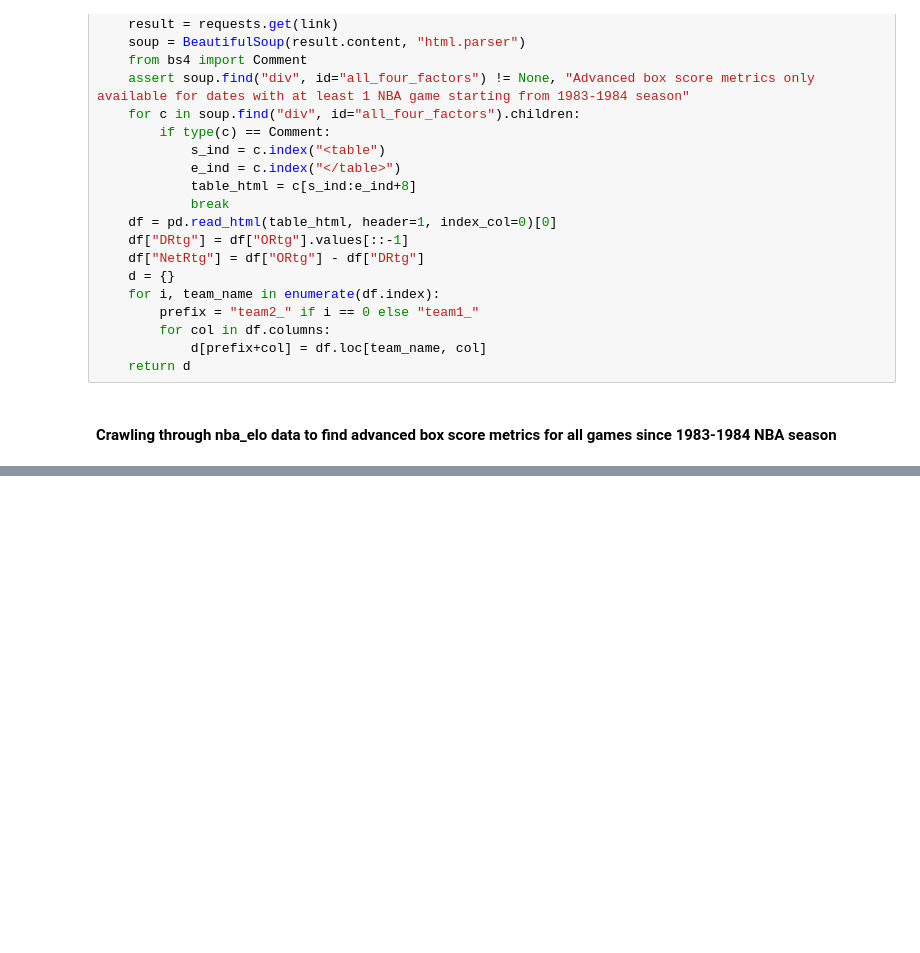
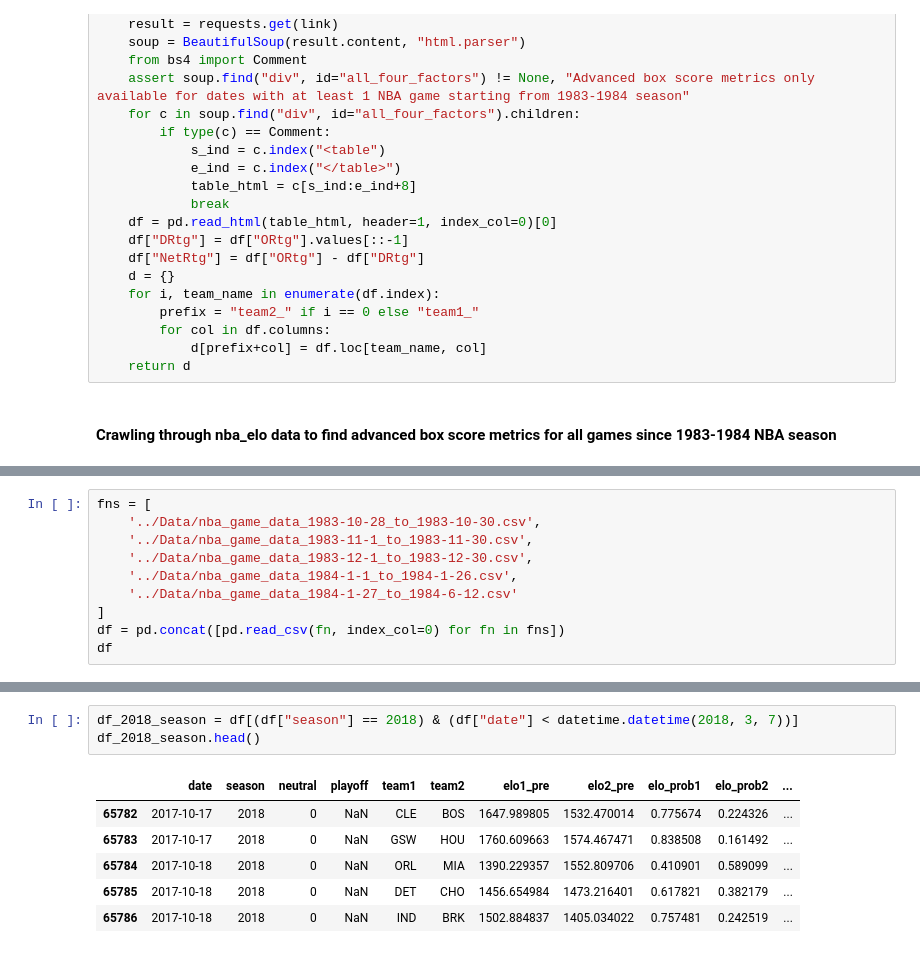
Before and after one commit to JKasakyan/nba-win-prob-model, a Jupyter notebook: Src/data_wrangle.ipynb, the cells around one changed output, grey strips where cells are left out. Saved outputs shown, nothing was run; the diff lists cells and outputs as text; blank space fills up the shorter version.

```diff
--- a/Src/data_wrangle.ipynb
+++ b/Src/data_wrangle.ipynb
@@ -211,0 +263,10 @@ for season_start_date, season_end_date in zip(season_start_dates, season_end_dat
+# %%
+fns = [
+    '../Data/nba_game_data_1983-10-28_to_1983-10-30.csv',
+    '../Data/nba_game_data_1983-11-1_to_1983-11-30.csv',
+    '../Data/nba_game_data_1983-12-1_to_1983-12-30.csv',
+    '../Data/nba_game_data_1984-1-1_to_1984-1-26.csv',
+    '../Data/nba_game_data_1984-1-27_to_1984-6-12.csv'
+]
+df = pd.concat([pd.read_csv(fn, index_col=0) for fn in fns])
+df
@@ -211,0 +285,10 @@ for season_start_date, season_end_date in zip(season_start_dates, season_end_dat
+# %%
+df_2018_season = df[(df["season"] == 2018) & (df["date"] < datetime.datetime(2018, 3, 7))]
+df_2018_season.head()
+# %% [output]
+|  | date | season | neutral | playoff | team1 | team2 | elo1_pre | elo2_pre | elo_prob1 | elo_prob2 | ... |
+| 65782 | 2017-10-17 | 2018 | 0 | NaN | CLE | BOS | 1647.989805 | 1532.470014 | 0.775674 | 0.224326 | ... |
+| 65783 | 2017-10-17 | 2018 | 0 | NaN | GSW | HOU | 1760.609663 | 1574.467471 | 0.838508 | 0.161492 | ... |
+| 65784 | 2017-10-18 | 2018 | 0 | NaN | ORL | MIA | 1390.229357 | 1552.809706 | 0.410901 | 0.589099 | ... |
+| 65785 | 2017-10-18 | 2018 | 0 | NaN | DET | CHO | 1456.654984 | 1473.216401 | 0.617821 | 0.382179 | ... |
+| 65786 | 2017-10-18 | 2018 | 0 | NaN | IND | BRK | 1502.884837 | 1405.034022 | 0.757481 | 0.242519 | ... |
```
Also changed, not shown: parts of 14 cells of this notebook.
